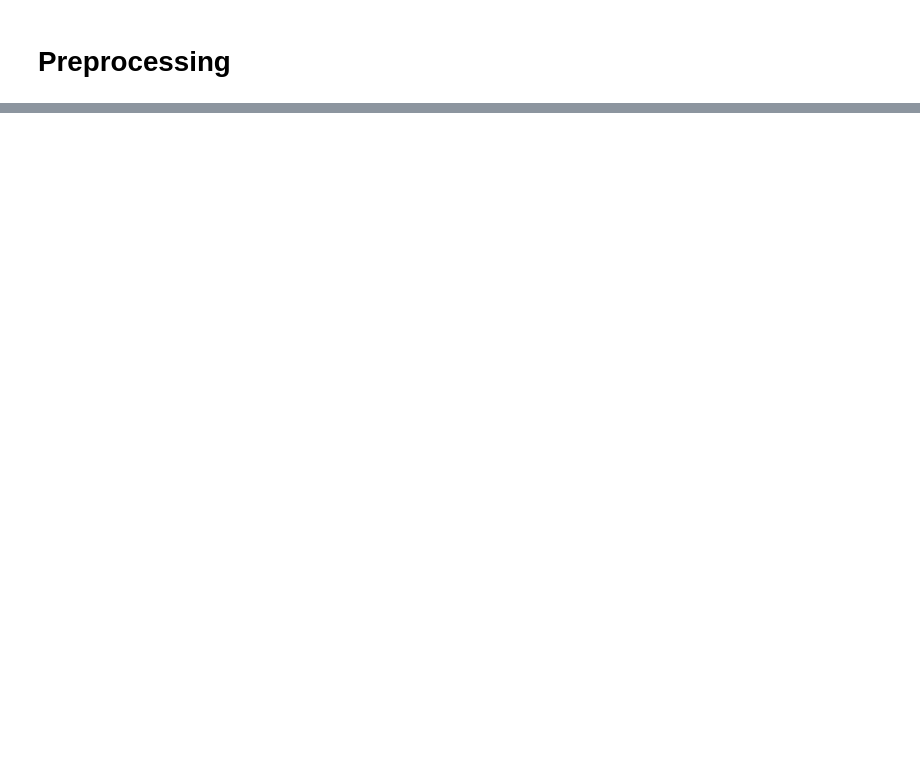
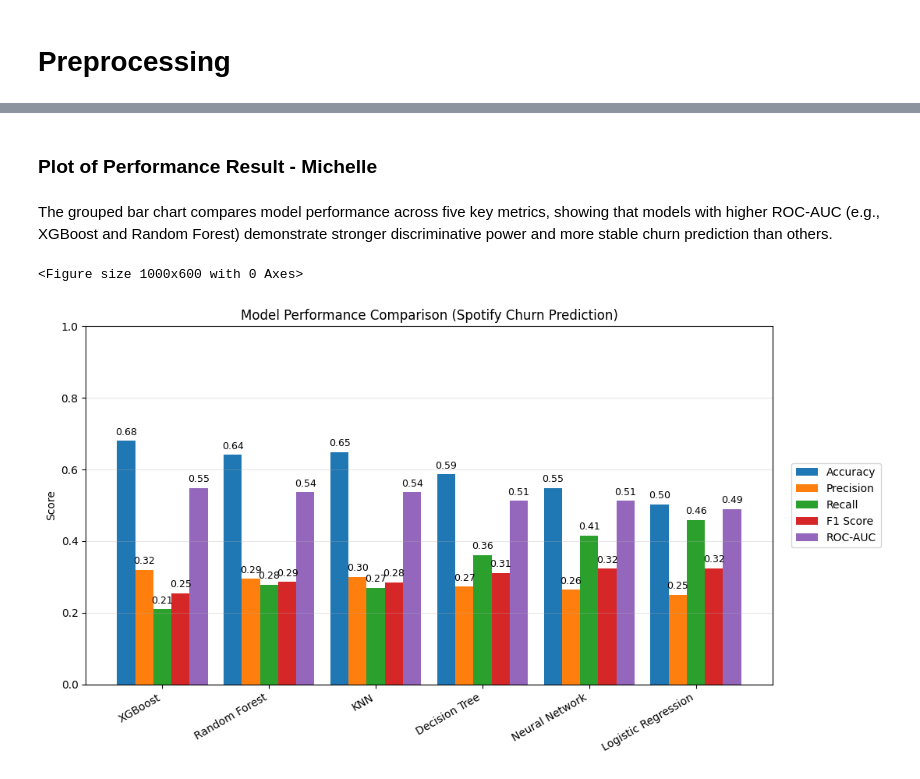
Before and after one commit to xuany823/ADS505_Final_Project, a Jupyter notebook: Spotify_Churn.ipynb, the cells around one changed output, grey strips where cells are left out. Saved outputs shown, nothing was run; the diff lists cells and outputs as text; code cells hidden in the pictures; blank space fills up the shorter version.

```diff
--- a/Spotify_Churn.ipynb
+++ b/Spotify_Churn.ipynb
@@ -767,0 +661,4 @@ print("\nClassification Report:\n", classification_report(y_test, y_pred_xgb))
+# %%
+# Result
+results_df = pd.DataFrame(results).set_index("Model").round(3)
+print(results_df.round(3))
@@ -767,0 +674,45 @@ print("\nClassification Report:\n", classification_report(y_test, y_pred_xgb))
+# %% [markdown]
+### Plot of Performance Result - Michelle
+# %% [markdown]
+The grouped bar chart compares model performance across five key metrics, showing that models with higher ROC-AUC (e.g., XGBoost and Random Forest) demonstrate stronger discriminative power and more stable churn prediction than others.
+# %%
+# Use previous score of Accuracy, Precision, Recall, F1 Score, and ROC-AUC
+
+metrics = ["Accuracy", "Precision", "Recall", "F1 Score", "ROC-AUC"]
+
+# Sort models by ROC-AUC for better display
+results_df = results_df.loc[results_df["ROC-AUC"].sort_values(ascending=False).index]
+
+# Create the plot
+plt.figure(figsize=(10,6))
+x = np.arange(len(results_df.index))  # model names as x positions
+width = 0.17                          # width of each bar
+
+plt.figure(figsize=(11,6))
+
+
+# Plot grouped bars for each metric
+for i, metric in enumerate(metrics):
+    bars = plt.bar(x + i*width, results_df[metric], width, label=metric)
+
+    ## Add number labels on top of each bar
+    for bar in bars:
+        height = bar.get_height()
+        plt.text(
+            bar.get_x() + bar.get_width()/2,
+            height + 0.01,
+            f"{height:.2f}",
+            ha='center', va='bottom', fontsize=9
+        )
+
+plt.xticks(x + width*2, results_df.index, rotation=30, ha='right')
+plt.ylabel("Score")
+plt.title("Model Performance Comparison (Spotify Churn Prediction)")
+plt.ylim(0, 1.0)
+plt.legend(loc="center left", bbox_to_anchor=(1.02, 0.5))
+plt.grid(axis='y', alpha=0.3)
+plt.tight_layout()
+plt.show()
+# %% [output]
+<Figure size 1000x600 with 0 Axes>
+[figure, added]
```
Also changed, not shown: parts of 64 cells of this notebook.
